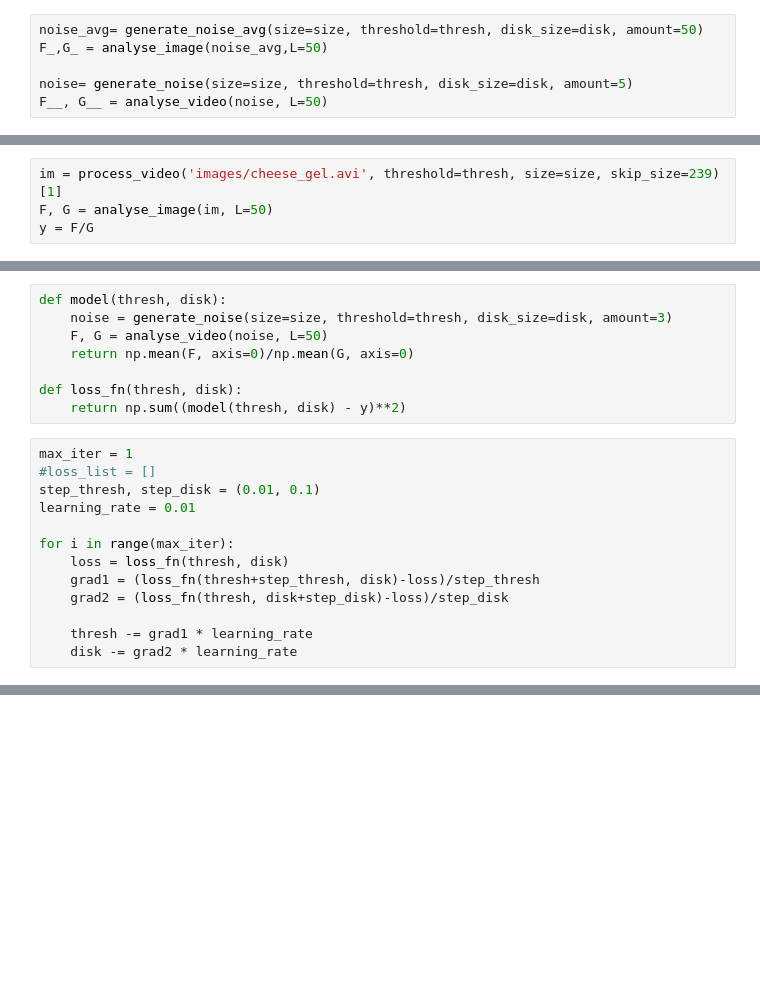
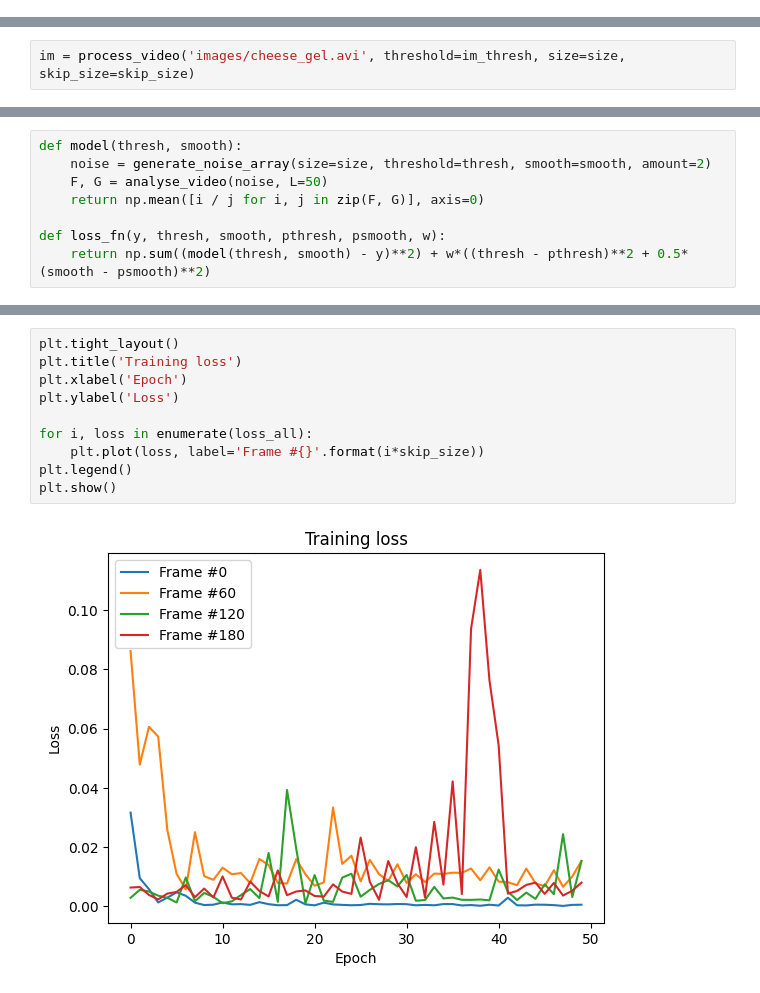
Before and after one commit to cappertherapper/Bachelorprojekt, a Jupyter notebook: grad_desc_test.ipynb, the cells around one changed output, grey strips where cells are left out. Cells and saved outputs as stored; diff of their text form; blank space fills up the shorter version.

```diff
--- a/grad_desc_test.ipynb
+++ b/grad_desc_test.ipynb
@@ -12,6 +9,0 @@ disk = 3.
-# %%
-noise_avg= generate_noise_avg(size=size, threshold=thresh, disk_size=disk, amount=50)
-F_,G_ = analyse_image(noise_avg,L=50)
-
-noise= generate_noise(size=size, threshold=thresh, disk_size=disk, amount=5)
-F__, G__ = analyse_video(noise, L=50)
@@ -18,4 +19,2 @@ F__, G__ = analyse_video(noise, L=50)
 # %%
-im = process_video('images/cheese_gel.avi', threshold=thresh, size=size, skip_size=239)[1]
-F, G = analyse_image(im, L=50)
-y = F/G
+im = process_video('images/cheese_gel.avi', threshold=im_thresh, size=size, skip_size=skip_size)
@@ -33,21 +21,8 @@ nan
 # %%
-def model(thresh, disk):
-    noise = generate_noise(size=size, threshold=thresh, disk_size=disk, amount=3)
+def model(thresh, smooth):
+    noise = generate_noise_array(size=size, threshold=thresh, smooth=smooth, amount=2)
     F, G = analyse_video(noise, L=50)
-    return np.mean(F, axis=0)/np.mean(G, axis=0)
+    return np.mean([i / j for i, j in zip(F, G)], axis=0)
 
-def loss_fn(thresh, disk):
-    return np.sum((model(thresh, disk) - y)**2)
+def loss_fn(y, thresh, smooth, pthresh, psmooth, w):
+    return np.sum((model(thresh, smooth) - y)**2) + w*((thresh - pthresh)**2 + 0.5*(smooth - psmooth)**2)
-# %%
-max_iter = 1
-#loss_list = []
-step_thresh, step_disk = (0.01, 0.1)
-learning_rate = 0.01
-
-for i in range(max_iter):
-    loss = loss_fn(thresh, disk)
-    grad1 = (loss_fn(thresh+step_thresh, disk)-loss)/step_thresh
-    grad2 = (loss_fn(thresh, disk+step_disk)-loss)/step_disk
-
-    thresh -= grad1 * learning_rate
-    disk -= grad2 * learning_rate
@@ -70,0 +68,12 @@ plt.show()
+# %%
+plt.tight_layout()
+plt.title('Training loss')
+plt.xlabel('Epoch')
+plt.ylabel('Loss')
+
+for i, loss in enumerate(loss_all):
+    plt.plot(loss, label='Frame #{}'.format(i*skip_size))
+plt.legend()
+plt.show()
+# %% [output]
+[figure, added]
```
Also changed, not shown: parts of 12 cells of this notebook, 4 other files.
